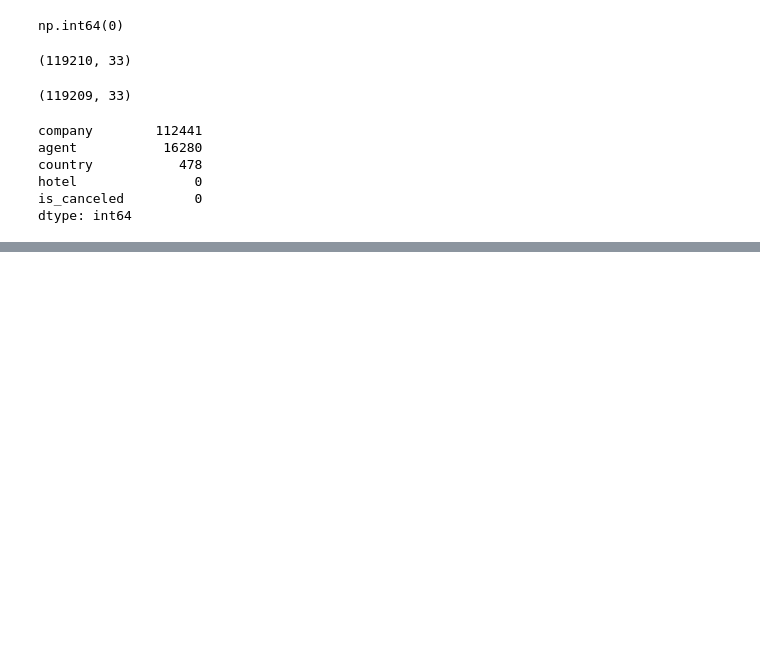
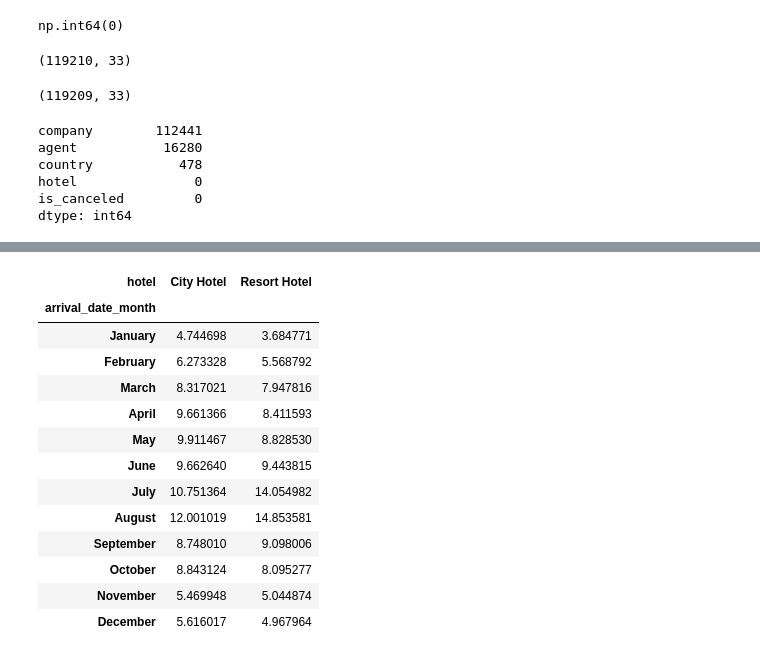
Before and after one commit to Kaevin-boi/Revenue-management-hotel, a Jupyter notebook: Notebooks/01_eda_revenue_management.ipynb, the cells around one changed output, grey strips where cells are left out. Drawn from its saved outputs; the diff is of its cells as text; code cells hidden in the pictures; blank space fills up the shorter version.

```diff
--- a/Notebooks/01_eda_revenue_management.ipynb
+++ b/Notebooks/01_eda_revenue_management.ipynb
@@ -417,0 +550,23 @@ dtype: int64
+# %%
+monthly_hotel_share = (
+    monthly_hotel_demand
+    .div(monthly_hotel_demand.sum())
+    .mul(100)
+)
+
+monthly_hotel_share
+# %% [output]
+| hotel | City Hotel | Resort Hotel |
+| arrival_date_month |  |  |
+| January | 4.744698 | 3.684771 |
+| February | 6.273328 | 5.568792 |
+| March | 8.317021 | 7.947816 |
+| April | 9.661366 | 8.411593 |
+| May | 9.911467 | 8.828530 |
+| June | 9.662640 | 9.443815 |
+| July | 10.751364 | 14.054982 |
+| August | 12.001019 | 14.853581 |
+| September | 8.748010 | 9.098006 |
+| October | 8.843124 | 8.095277 |
+| November | 5.469948 | 5.044874 |
+| December | 5.616017 | 4.967964 |
```
Also changed, not shown: parts of 10 cells of this notebook.
